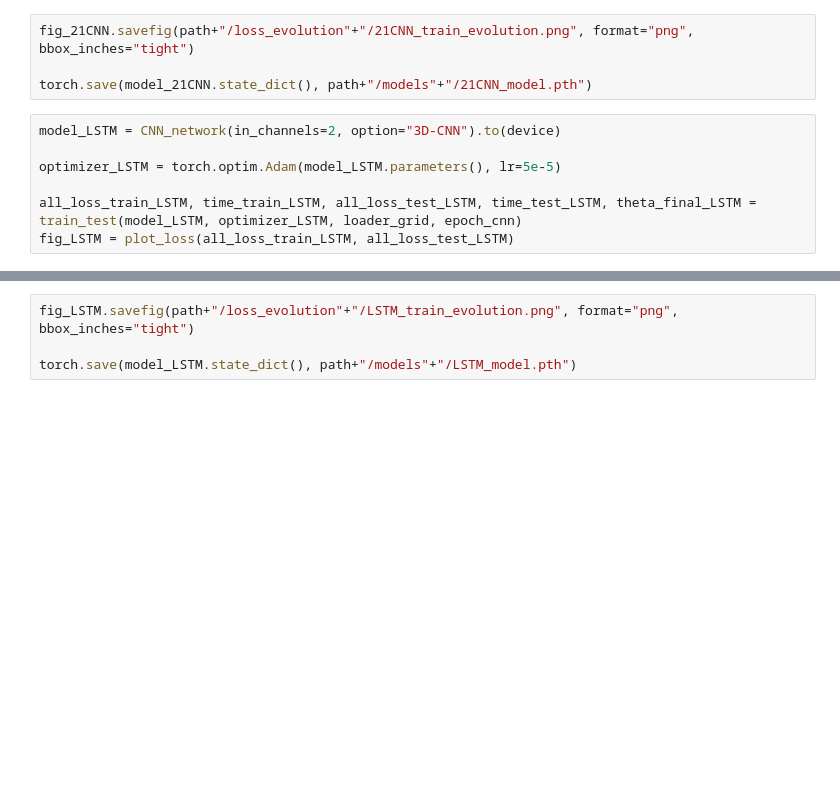
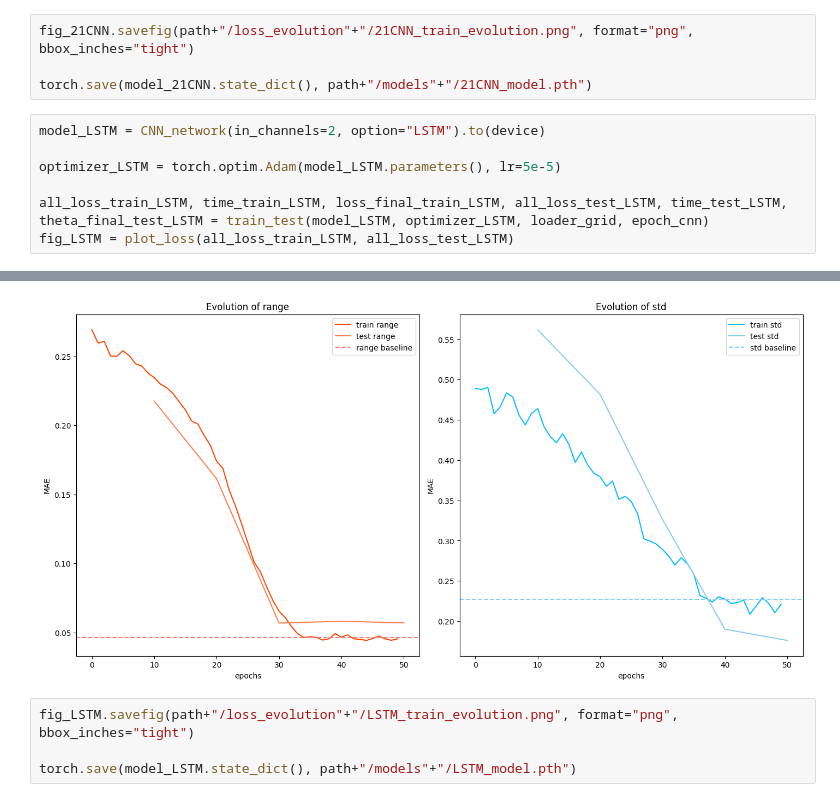
Before and after one commit to DarenXL/Neural_ST_inference, a Jupyter notebook: Code GNN/Amortized_Methods_Geostatistics_Spatio-Temporal.ipynb, the cells around one changed output, grey strips where cells are left out. Drawn from its saved outputs; the diff is of its cells as text; blank space fills up the shorter version.

```diff
--- a/Code GNN/Amortized_Methods_Geostatistics_Spatio-Temporal.ipynb
+++ b/Code GNN/Amortized_Methods_Geostatistics_Spatio-Temporal.ipynb
@@ -769,9 +824,10 @@ fig_21CNN.savefig(path+"/loss_evolution"+"/21CNN_train_evolution.png", format="p
 
 torch.save(model_21CNN.state_dict(), path+"/models"+"/21CNN_model.pth")
 # %%
-model_LSTM = CNN_network(in_channels=2, option="3D-CNN").to(device)
+model_LSTM = CNN_network(in_channels=2, option="LSTM").to(device)
 
 optimizer_LSTM = torch.optim.Adam(model_LSTM.parameters(), lr=5e-5)
 
-all_loss_train_LSTM, time_train_LSTM, all_loss_test_LSTM, time_test_LSTM, theta_final_LSTM = train_test(model_LSTM, optimizer_LSTM, loader_grid, epoch_cnn)
+all_loss_train_LSTM, time_train_LSTM, loss_final_train_LSTM, all_loss_test_LSTM, time_test_LSTM, theta_final_test_LSTM = train_test(model_LSTM, optimizer_LSTM, loader_grid, epoch_cnn)
 fig_LSTM = plot_loss(all_loss_train_LSTM, all_loss_test_LSTM)
+# %% [output]
@@ -778,3 +837,4 @@ fig_LSTM = plot_loss(all_loss_train_LSTM, all_loss_test_LSTM)
+[figure, added]
 # %%
 fig_LSTM.savefig(path+"/loss_evolution"+"/LSTM_train_evolution.png", format="png", bbox_inches="tight")
 
```
Also changed, not shown: parts of 23 cells of this notebook, 2 other files.
